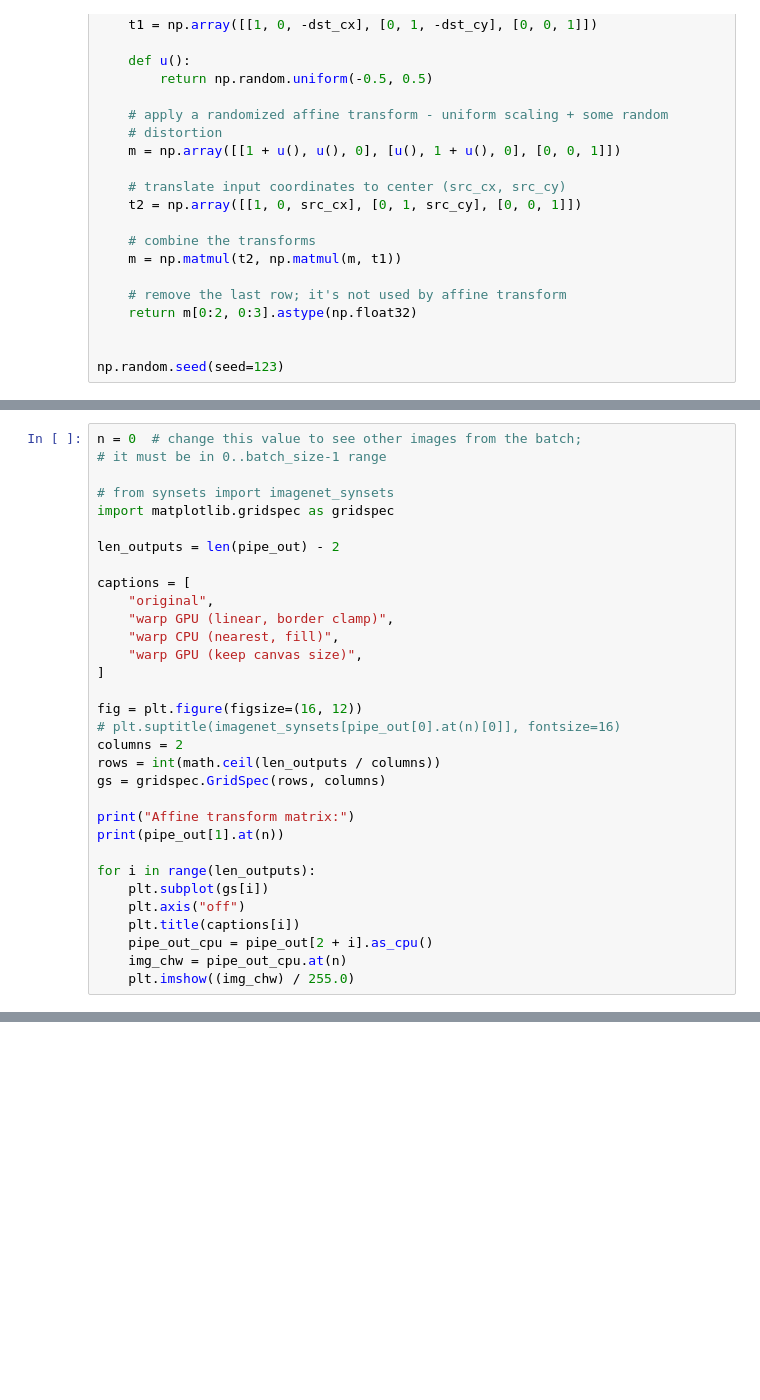
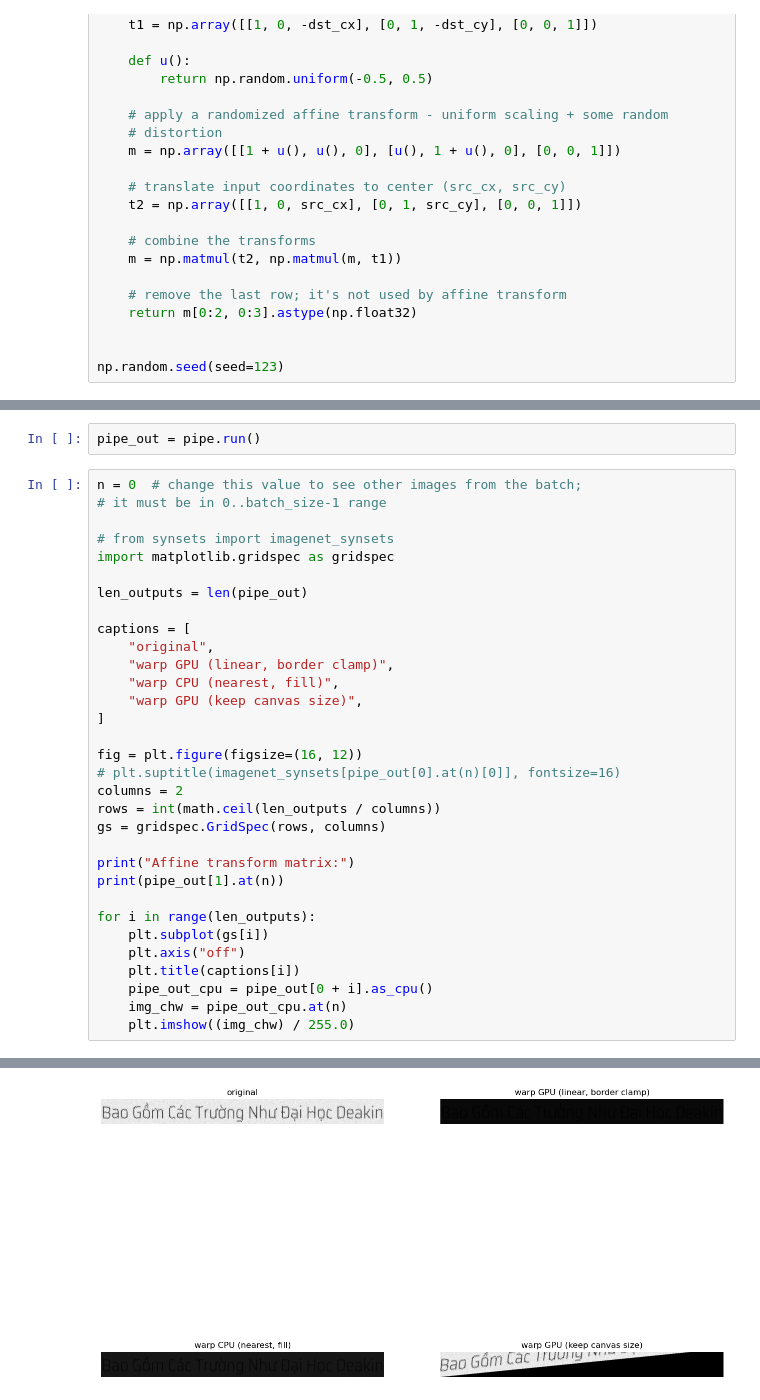
Before and after one commit to ducto489/lib_ocr, a Jupyter notebook: experiment/dali-aug.ipynb, the cells around one changed output, grey strips where cells are left out. Drawn from its saved outputs; the diff is of its cells as text; blank space fills up the shorter version.

```diff
--- a/experiment/dali-aug.ipynb
+++ b/experiment/dali-aug.ipynb
@@ -132,3 +115,5 @@ TypeError: 'Pipeline' object is not iterable
+# %%
+pipe_out = pipe.run()
 # %%
 n = 0  # change this value to see other images from the batch;
 # it must be in 0..batch_size-1 range
@@ -136,7 +121,7 @@ n = 0  # change this value to see other images from the batch;
 # from synsets import imagenet_synsets
 import matplotlib.gridspec as gridspec
 
-len_outputs = len(pipe_out) - 2
+len_outputs = len(pipe_out)
 
 captions = [
     "original",
@@ -158,6 +143,7 @@ for i in range(len_outputs):
     plt.subplot(gs[i])
     plt.axis("off")
     plt.title(captions[i])
-    pipe_out_cpu = pipe_out[2 + i].as_cpu()
+    pipe_out_cpu = pipe_out[0 + i].as_cpu()
     img_chw = pipe_out_cpu.at(n)
     plt.imshow((img_chw) / 255.0)
+# %% [output]
@@ -163,0 +167 @@ for i in range(len_outputs):
+[figure, added]
```
Also changed, not shown: parts of 7 cells of this notebook, 5 other files.
